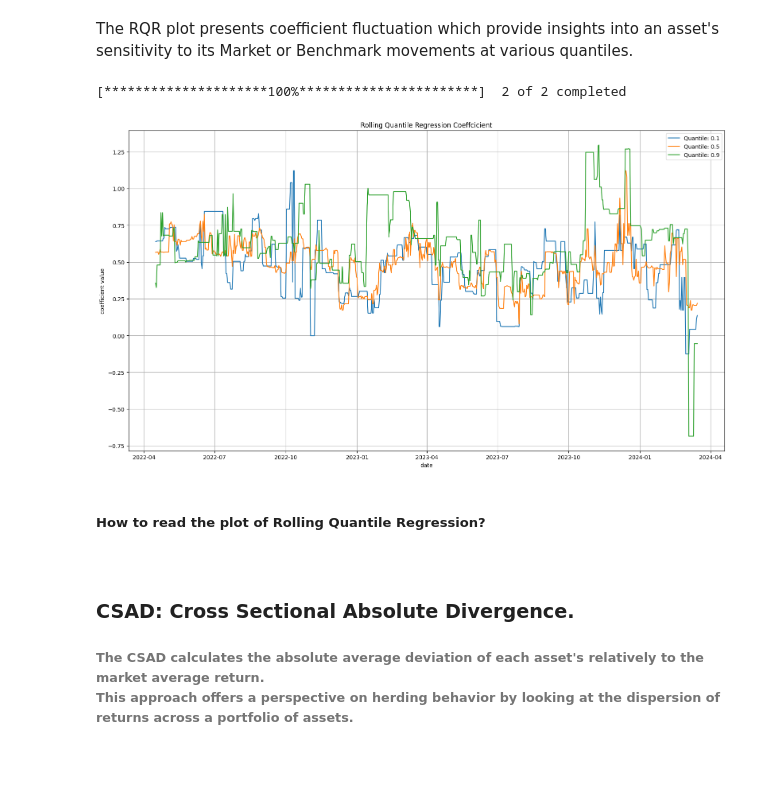
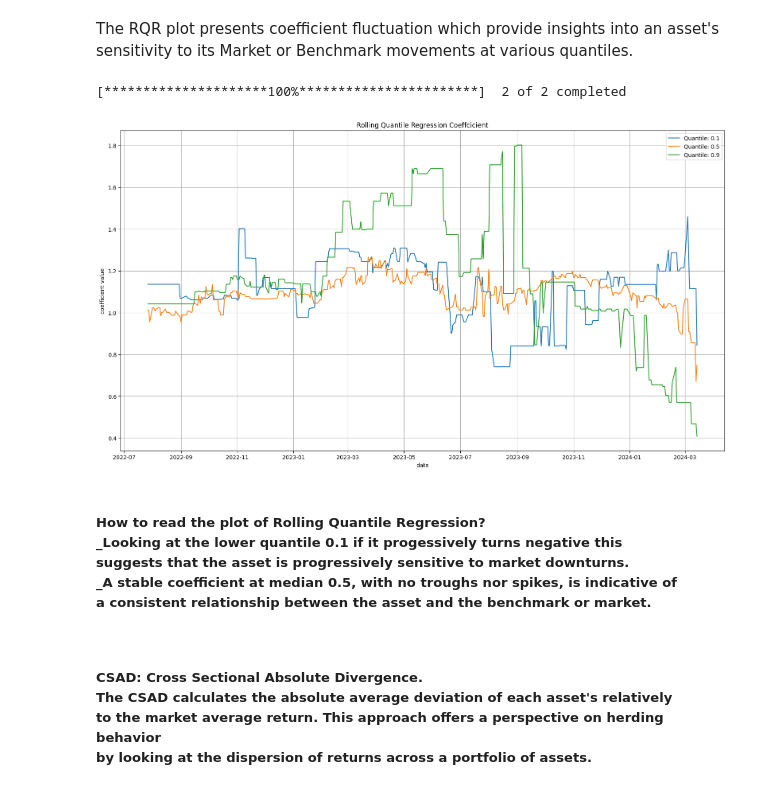
Before and after one commit to HoussamZak/herding_detection_investing, a Jupyter notebook: herding_behavior_idx.ipynb, the cells around one changed output. Drawn from its saved outputs; the diff is of its cells as text; code cells hidden in the pictures; blank space fills up the shorter version.

Commit message:
CSAD_done

```diff
--- a/herding_behavior_idx.ipynb
+++ b/herding_behavior_idx.ipynb
@@ -102,9 +102,10 @@ import warnings
 warnings.filterwarnings('ignore')
 # %%
 #-- Select asset ticker and market ticker in
-# tickers = ['GOOG', '^IXIC']
 
-tickers = ['LTC-USD', 'BTC-USD']
+# tickers = ['LTC-USD', 'BTC-USD']
+
+tickers = ['GOOG', '^IXIC']
 
 #-- Collecting only Close price Data
 start_date_RQR = date.today() + relativedelta(months = - 24)
@@ -121,47 +122,50 @@ reg_df.columns = ["Asset", "Market_idx"]
 #-- Defining Rolling Window & Quantiles
 
 quantiles = [0.1, 0.5, 0.9]
-window_sz_q = 30 #-- one year of stock market trading days
+window_sz_q = 90 #-- 3 months of market trading days
 
 #-- Rolling Regression results
 rolling_params = {quantile: {"Intercept": [], "Market_idx": []} for quantile in quantiles}
 
 for start in range(0, len(reg_df) - window_sz_q):
     window_data = reg_df.iloc[start : start + window_sz_q]
     for quantile in quantiles:
         mod = smf.quantreg("Asset ~ Market_idx", window_data)
         res = mod.fit(q = quantile)
         rolling_params[quantile]["Intercept"].append(res.params['Intercept'])
         rolling_params[quantile]["Market_idx"].append(res.params["Market_idx"])
 
 rolling_index = reg_df.index[window_sz_q - 1 : -1]
 rolling_dfs = {quantile: pd.DataFrame(data, index = rolling_index) for quantile, data in rolling_params.items()}
 
 #-- Plot
 
 plt.figure(figsize=(16,9))
 for quantile in quantiles:
     plt.plot(rolling_dfs[quantile]['Market_idx'], label = f'Quantile: {quantile}')
 plt.title("Rolling Quantile Regression Coeffcicient")
 plt.xlabel("date")
 plt.ylabel("coefficient value")
 plt.legend()
 plt.grid(True)
 plt.tight_layout()
 plt.show()
 # %% [output]
 [*********************100%***********************]  2 of 2 completed
-[figure, old version]
+[figure, new version]
-# %% [markdown]
-<h5>How to read the plot of Rolling Quantile Regression?
-
-<h6>
+# %% [markdown]
+<h5>How to read the plot of Rolling Quantile Regression?<br>
+
+<h9>_Looking at the lower quantile 0.1 if it progessively turns negative this <br>
+suggests that the asset is progressively sensitive to market downturns.<br>
+_A stable coefficient at median 0.5, with no troughs nor spikes, is indicative of <br>
+a consistent relationship between the asset and the benchmark or market.<br>
 # %% [markdown]
-<h3>CSAD: Cross Sectional Absolute Divergence.
+<h5>CSAD: Cross Sectional Absolute Divergence.<br>
 
-<h6>The CSAD calculates the absolute average deviation of each asset's relatively
-to the market average return. <br>This approach offers a perspective on herding behavior by
-looking at the dispersion of returns across a portfolio of assets.
+<h9>The CSAD calculates the absolute average deviation of each asset's relatively<br>
+to the market average return. This approach offers a perspective on herding behavior <br>
+by looking at the dispersion of returns across a portfolio of assets.
 # %%
 #-- Input tickers to make up portfolio, make sure to follow
 #-- naming rules defined by yahooFinance
```
Also changed, not shown: parts of 4 cells of this notebook, 2 other files.
